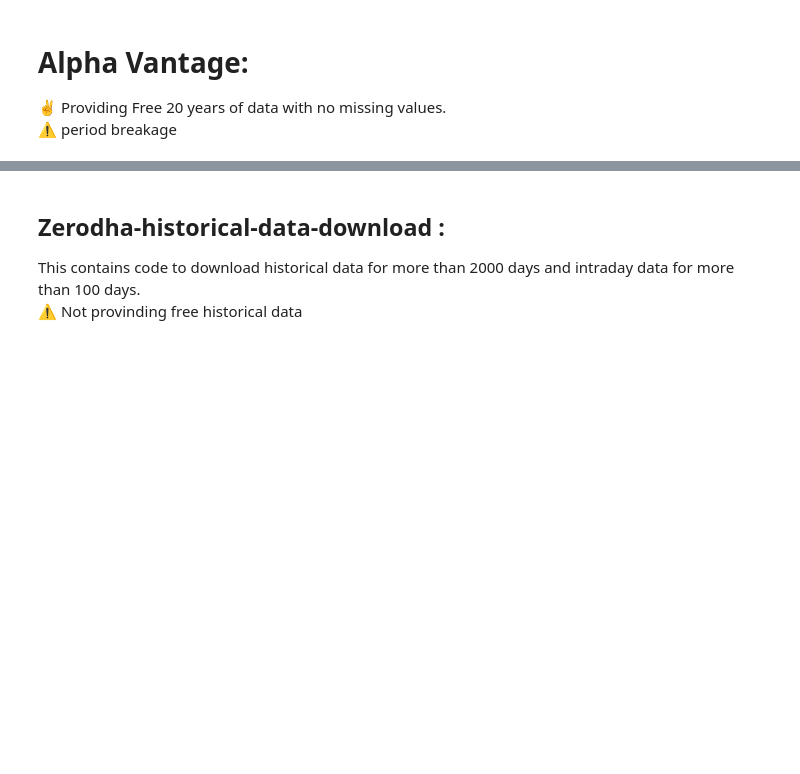
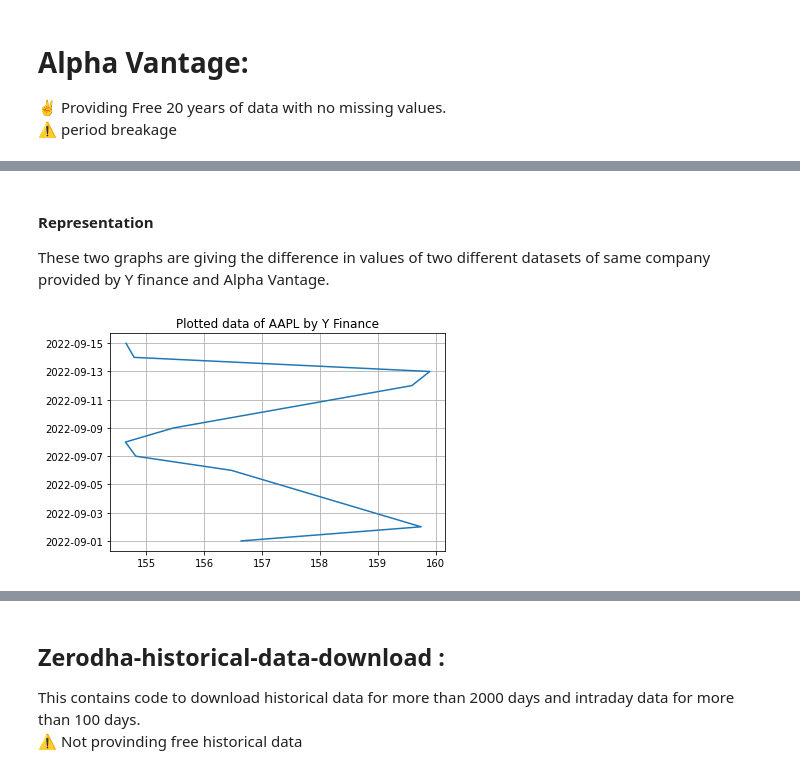
Before and after one commit to TechnocultureResearch/sentient, a Jupyter notebook: data source api.ipynb, the cells around one changed output, grey strips where cells are left out. Saved outputs shown, nothing was run; the diff lists cells and outputs as text; code cells hidden in the pictures; blank space fills up the shorter version.

```diff
--- a/data source api.ipynb
+++ b/data source api.ipynb
@@ -17,7 +17,9 @@ For this approach, we need to install the yfinance library as `pip install yfina
 # %%
 import yfinance as yf
 import pandas as pd
+import numpy as np
 tick = ['NVDA']
-#for i in tick:
-data = yf.download('NVDA', period='max', auto_adjust=True)
-print(data.index)
+data = yf.download('AAPL', period='23y', auto_adjust=True)
+data2 = data[32:]
+data3 = data2.iloc[::-1]
+data3= data3.reset_index()
@@ -48,7 +34,7 @@ msft.info()
 import requests
 
 # replace the "demo" apikey below with your own key from https://www.alphavantage.co/support/#api-key
-url = 'https://www.alphavantage.co/query?function=TIME_SERIES_DAILY&symbol=IBM&outputsize=full&apikey=UNO4CZQHSBZSN71N'
+url = 'https://www.alphavantage.co/query?function=TIME_SERIES_DAILY&symbol=AAPL&outputsize=full&apikey=UNO4CZQHSBZSN71N'
 r = requests.get(url)
 data= r.json()
 timeseries = data['Time Series (Daily)']
@@ -62,5 +48,6 @@ for value in timeseries:
     extra = list()
 
 
-df = pd.DataFrame(value2, index=index).T
-print(df.head())
+df1 = pd.DataFrame(value2, index=index).T
+df1 = df1.reset_index()
+df1 = df1.rename(columns={'index':'Date', 'open':'Open', 'high':'High', 'low':'Low', 'close':'Close', 'volume':'Volume'})
@@ -66,0 +74,16 @@ print(df.head())
+# %% [markdown]
+#### Representation
+These two graphs are giving the difference in values of two different datasets of same company provided by Y finance and Alpha Vantage.
+# %%
+from matplotlib import pyplot as plt
+import seaborn as sns
+data4 = data3.head(10)
+df2 = df1.head(10)
+df2 = df2.iloc[::-1]
+plt.title('Plotted data of AAPL by Y Finance')
+plt.plot(data4['Open'], data4['Date'])
+#plt.plot(adf2['Open'], df2['Close'])
+plt.grid(True)
+plt.show()
+# %% [output]
+[figure, added]
```
Also changed, not shown: parts of 17 cells of this notebook.
